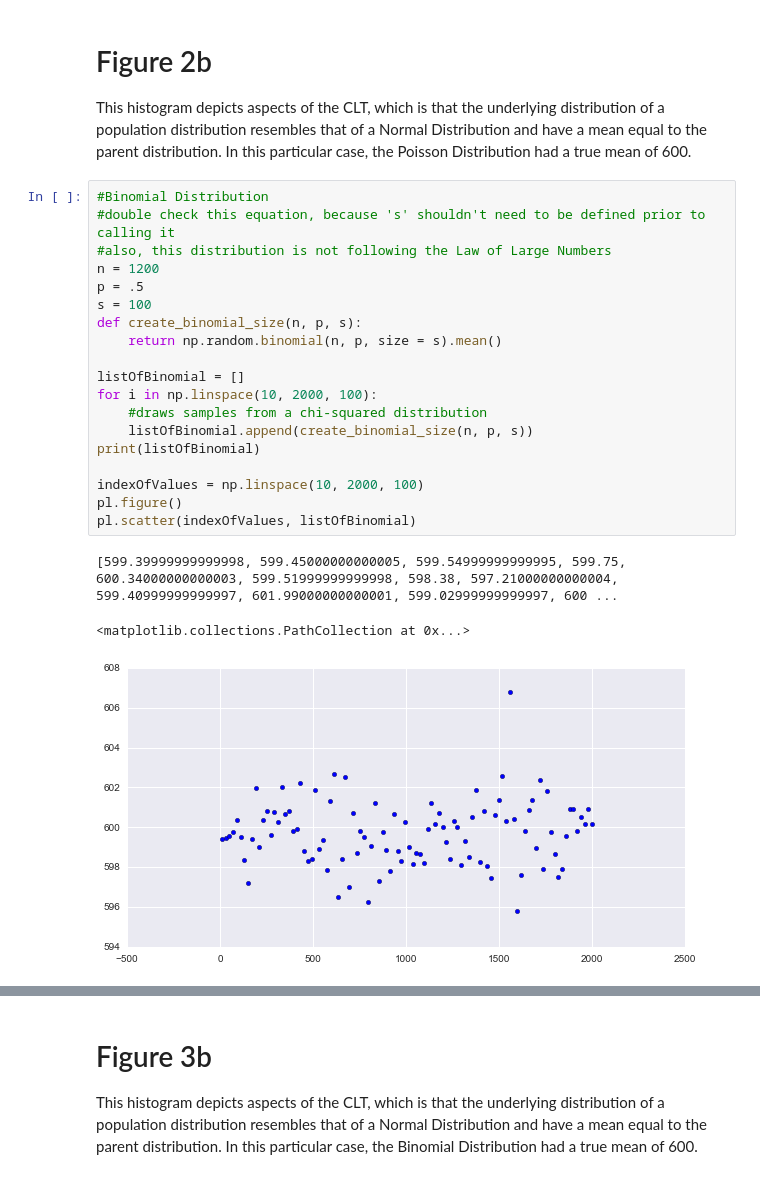
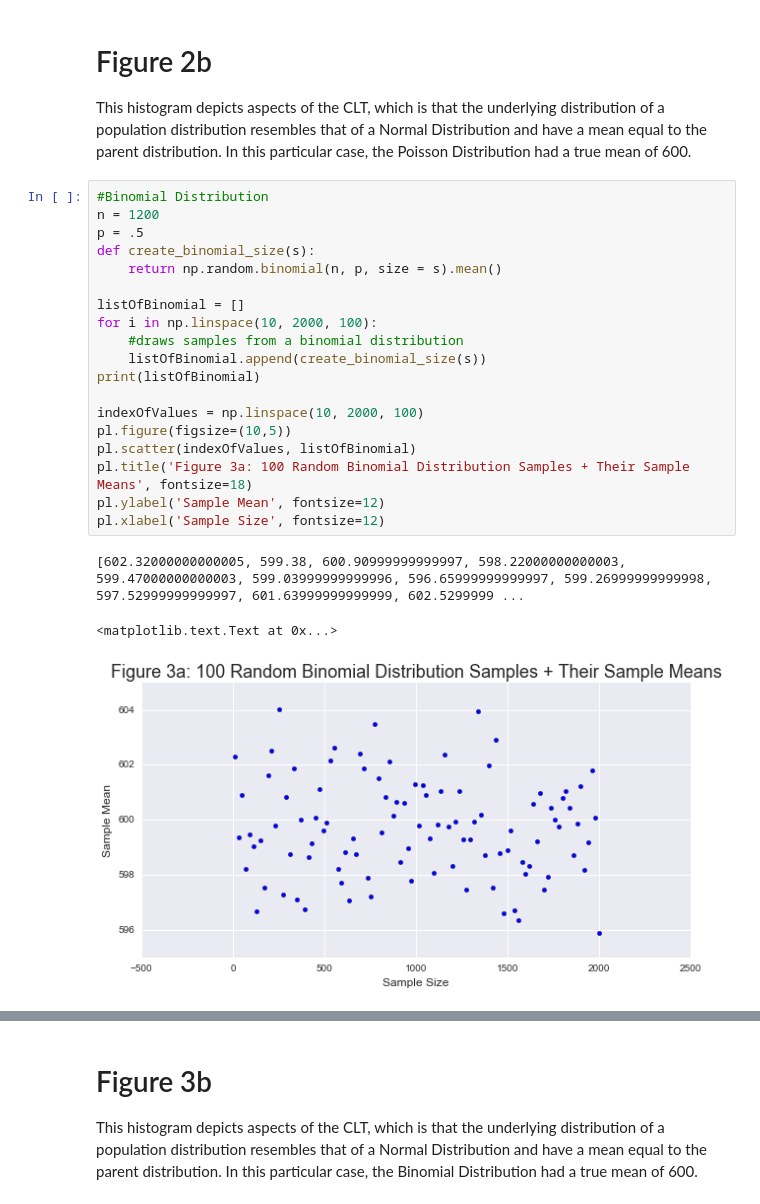
Before and after one commit to kristikorsberg/PUI2016, a Jupyter notebook: HW3_kk3374/HW3_Assignment_1_kk3374.ipynb, the cells around one changed output, grey strips where cells are left out. Saved outputs shown, nothing was run; the diff lists cells and outputs as text.

Commit message:
adding additional figure captions

```diff
--- a/HW3_kk3374/HW3_Assignment_1_kk3374.ipynb
+++ b/HW3_kk3374/HW3_Assignment_1_kk3374.ipynb
@@ -110,24 +109,24 @@ pl.xlabel('Sample Mean', fontsize=12)
 This histogram depicts aspects of the CLT, which is that the underlying distribution of a population distribution resembles that of a Normal Distribution and have a mean equal to the parent distribution. In this particular case, the Poisson Distribution had a true mean of 600.
 # %%
 #Binomial Distribution
-#double check this equation, because 's' shouldn't need to be defined prior to calling it
-#also, this distribution is not following the Law of Large Numbers
 n = 1200
 p = .5
-s = 100
-def create_binomial_size(n, p, s):
+def create_binomial_size(s):
     return np.random.binomial(n, p, size = s).mean()
 
 listOfBinomial = []
 for i in np.linspace(10, 2000, 100):
-    #draws samples from a chi-squared distribution
-    listOfBinomial.append(create_binomial_size(n, p, s))
+    #draws samples from a binomial distribution
+    listOfBinomial.append(create_binomial_size(s))
 print(listOfBinomial)
 
 indexOfValues = np.linspace(10, 2000, 100)
-pl.figure()
+pl.figure(figsize=(10,5))
 pl.scatter(indexOfValues, listOfBinomial)
+pl.title('Figure 3a: 100 Random Binomial Distribution Samples + Their Sample Means', fontsize=18)
+pl.ylabel('Sample Mean', fontsize=12)
+pl.xlabel('Sample Size', fontsize=12)
 # %% [output]
-[599.39999999999998, 599.45000000000005, 599.54999999999995, 599.75, 600.34000000000003, 599.51999999999998, 598.38, 597.21000000000004, 599.40999999999997, 601.99000000000001, 599.02999999999997, 600 ...
+[602.32000000000005, 599.38, 600.90999999999997, 598.22000000000003, 599.47000000000003, 599.03999999999996, 596.65999999999997, 599.26999999999998, 597.52999999999997, 601.63999999999999, 602.5299999 ...
-<matplotlib.collections.PathCollection at 0x...>
+<matplotlib.text.Text at 0x...>
-[figure, old version]
+[figure, new version]
```
Also changed, not shown: parts of 4 cells of this notebook.
